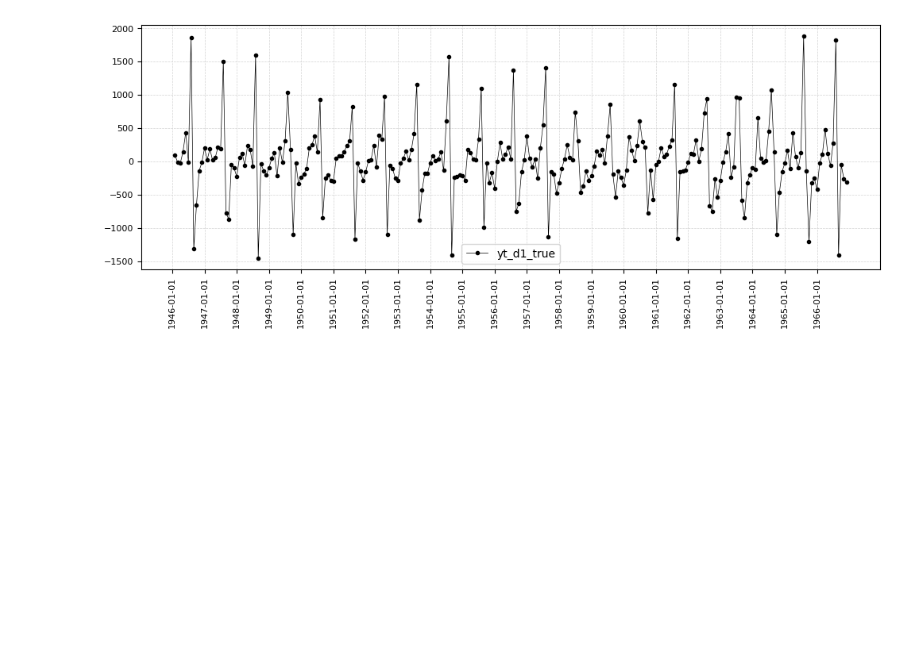
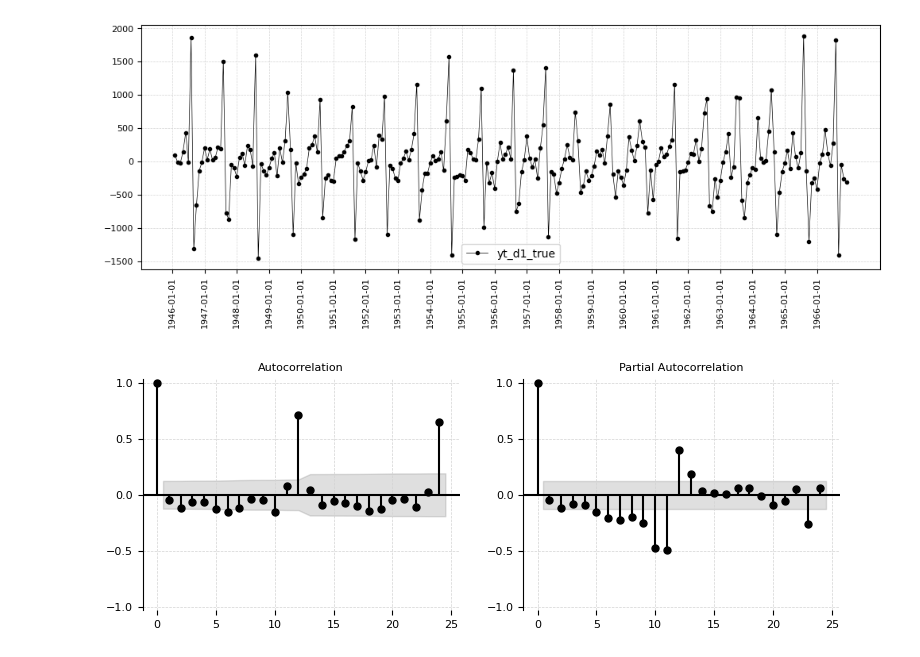
Before and after one commit to 2026-2-predictiva/std-maria-gabriel-perez-barrios, a Jupyter notebook: PRE_08_series_de_tiempo/notebooks/notebook_1.ipynb, the cells around one changed output. Cells and saved outputs as stored; diff of their text form; code cells hidden in the pictures; blank space fills up the shorter version.

```diff
--- a/PRE_08_series_de_tiempo/notebooks/notebook_1.ipynb
+++ b/PRE_08_series_de_tiempo/notebooks/notebook_1.ipynb
@@ -63,3 +63,9 @@ date
 1947-03-01     190.0
 Name: yt_d1_true, dtype: float64
 [figure]
+# %%
+# Correlogramas simple y parcial
+#
+functions.acf_pacf_plots(df_orig.yt_d1_true.dropna())
+# %% [output]
+[figure, added]
```
Also changed, not shown: parts of 6 cells of this notebook, 3 other files.
